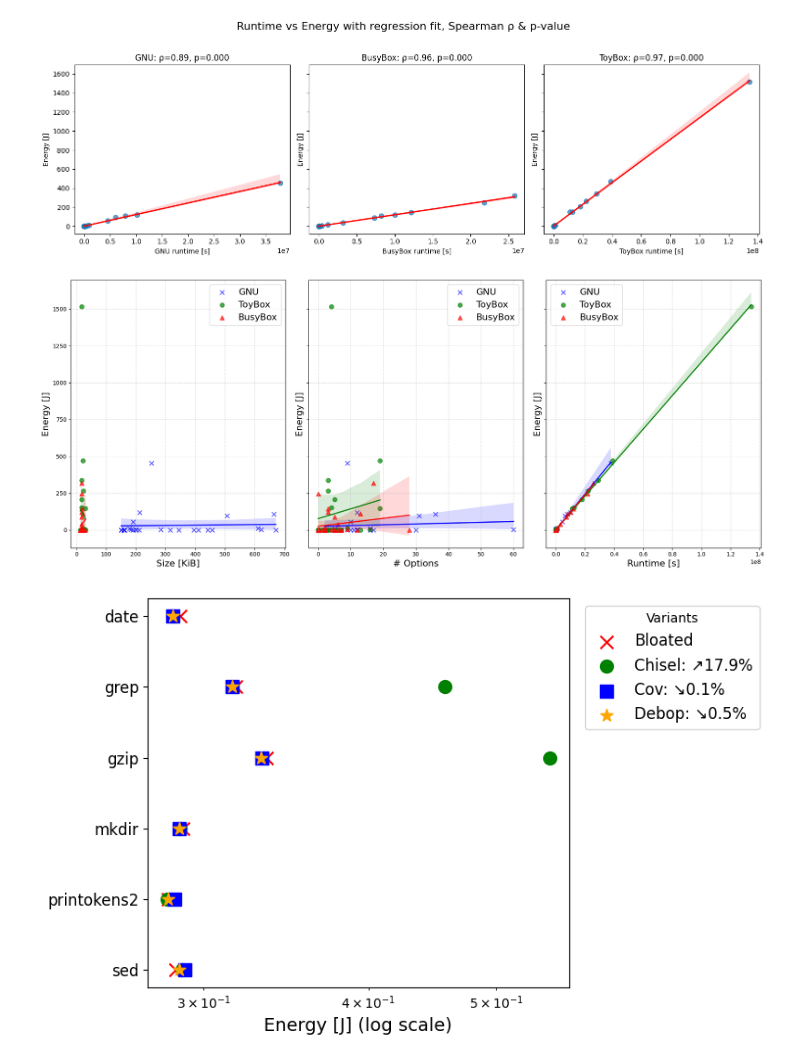
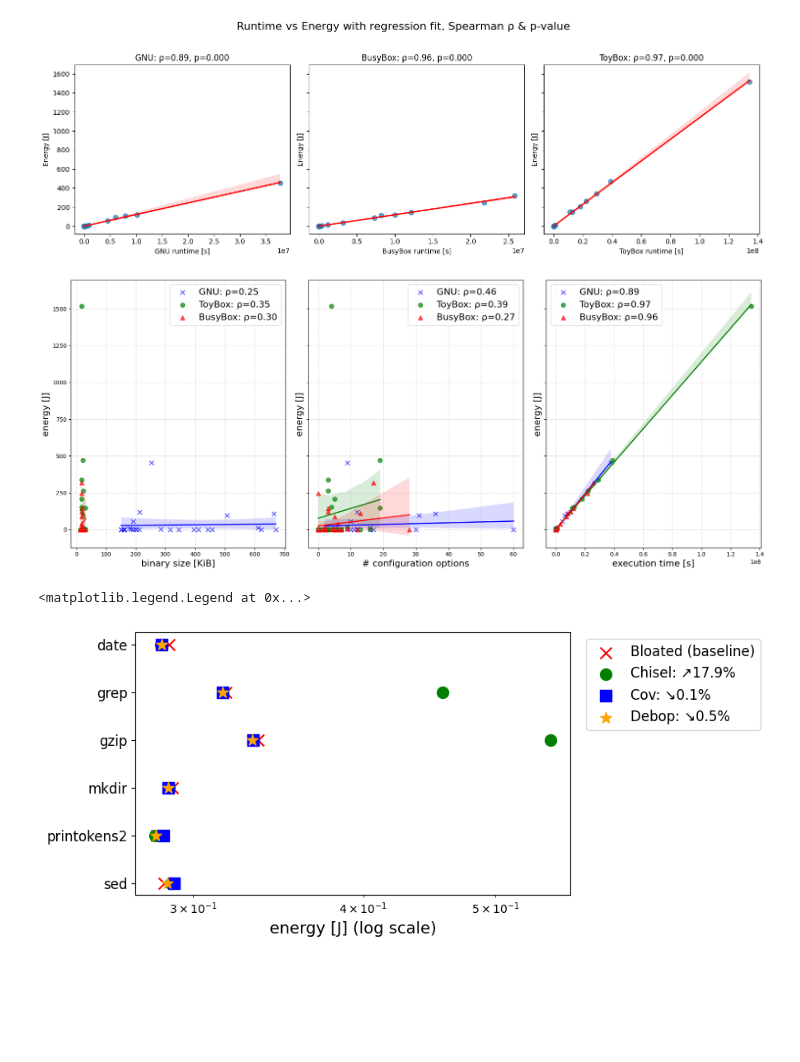
Before and after one commit to ternava/bloat-energy-consumption, a Jupyter notebook: notebooks/metrics.ipynb, the cells around one changed output. Cells and saved outputs as stored; diff of their text form; code cells hidden in the pictures; blank space fills up the shorter version.

Commit message:
all charts etc, final version of changes for the paper's presentation

```diff
--- a/notebooks/metrics.ipynb
+++ b/notebooks/metrics.ipynb
@@ -505,12 +601,13 @@ plt.show()
 [figure]
 # %%
 # Combined scatter: size, options, and time vs. energy
+# change here...
 import seaborn as sns
 fig, axes = plt.subplots(1, 3, figsize=(18, 8), sharey=True)
 params = [
-    ('Size [KiB]', sizes_kib, '_KiB'),
-    ('# Options', opts, '_opts'),
-    ('Runtime [s]', time_s, '_s')
+    ('binary size [KiB]', sizes_kib, '_KiB'),
+    ('# configuration options', opts, '_opts'),
+    ('execution time [s]', time_s, '_s')
 ]
 colors = {'GNU':'blue', 'ToyBox':'green', 'BusyBox':'red'}
 markers = {'GNU':'x', 'ToyBox':'o', 'BusyBox':'^'}
@@ -519,17 +616,34 @@ for ax, (xlabel, df_param, suffix) in zip(axes, params):
         tmp = pd.concat([df_param[f'{impl}{suffix}'], energy_j[f'{impl}_J']], axis=1).dropna()
         x = tmp[f'{impl}{suffix}']
         y = tmp[f'{impl}_J']
-        ax.scatter(x, y, label=impl, color=colors[impl], marker=markers[impl], s=60, alpha=0.7)
-        sns.regplot(x=x, y=y, ax=ax, scatter=False, color=colors[impl], line_kws={'lw':2})
+        rho, _ = spearmanr(x, y, nan_policy='omit')
+        ax.scatter(x, y,
+                   label=f"{impl}: ρ={rho:.2f}",
+                   color=colors[impl],
+                   marker=markers[impl], s=60, alpha=0.7)
+        sns.regplot(x=x, y=y, ax=ax, scatter=False,
+                    color=colors[impl], line_kws={'lw':2})
     ax.set_xlabel(xlabel, fontsize=16)
-    ax.set_ylabel('Energy [J]', fontsize=16)
+    ax.set_ylabel('energy [J]', fontsize=16)
     ax.legend(fontsize=16)
     ax.grid(True, linestyle='--', alpha=0.5)
 # plt.suptitle('Metrics vs Energy (Scatter + Linear Fit)', fontsize=16)
 plt.tight_layout(rect=[0, 0, 1, 0.92])
 plt.show()
+# change here: replace per‐panel legend with overall legend showing ρ values
+from matplotlib.lines import Line2D
+handles = [ Line2D([], [], color=colors[impl], marker=markers[impl], linestyle='')
+             for impl in ['GNU','ToyBox','BusyBox'] ]
+labels = []
+for impl in ['GNU','ToyBox','BusyBox']:
+    sr = corr.loc[f'{impl}_KiB', f'{impl}_J']
+    or_ = corr_opts.loc[f'{impl}_opts', f'{impl}_J']
+    tr = corr_time.loc[f'{impl}_s', f'{impl}_J']
+    labels.append(f"{impl}: size ρ={sr:.2f}, opts ρ={or_:.2f}, time ρ={tr:.2f}")
+axes[-1].legend(handles, labels, loc='upper right', fontsize=20)
 # %% [output]
-[figure, old version]
+[figure, new version]
+<matplotlib.legend.Legend at 0x...>
 # %%
 # Dot-plot per-program energy for bloated vs debloated variants
 import pandas as pd, matplotlib.pyplot as plt
@@ -543,35 +657,35 @@ psys_avg = df.groupby(['Program','Utilities'])['PSYS'].mean().unstack()
 
 # convert to joules
 psys_j = psys_avg / 1e6
 
 # prepare data
 prog = psys_j.index
 baseline = psys_j['bloated']
 variants = ['chisel','cov','debop']
 markers = {'chisel':'o','cov':'s','debop':'*'}
 colors = {'chisel':'green','cov':'blue','debop':'orange'}
 
 # compute mean % reduction vs baseline
 pct = (baseline.values[:,None] - psys_j[variants].values) / baseline.values[:,None] * 100
 mean_pct = dict(zip(variants, pct.mean(axis=0)))
 
 # plot
-fig, ax = plt.subplots(figsize=(8, 5))
-ax.scatter(baseline, prog, marker='x', color='red',   s=100, label='Bloated')
+fig, ax = plt.subplots(figsize=(9, 4))
+ax.scatter(baseline, prog, marker='x', color='red',   s=100, label='Bloated (baseline)')
 for v in variants:
     arr   = psys_j[v]
     mpct  = mean_pct[v]
     arrow = '↘' if mpct>0 else '↗'
     lbl   = f"{v.capitalize()}: {arrow}{abs(mpct):.1f}%"
     ax.scatter(arr, prog, marker=markers[v], color=colors[v], s=100, label=lbl)
 
 ax.set_xscale('log')
-ax.set_xlabel('Energy [J] (log scale)', fontsize=14)
+ax.set_xlabel('energy [J] (log scale)', fontsize=14)
 #ax.set_ylabel('Program')
 ax.invert_yaxis()
 ax.tick_params(axis='y', labelsize=12)
-ax.legend(fontsize=12, title='Variants', bbox_to_anchor=(1.02, 1), loc='upper left')
+ax.legend(fontsize=12, bbox_to_anchor=(1.02, 1), loc='upper left')
 plt.tight_layout()
 plt.show()
 # %% [output]
-[figure, old version]
+[figure, new version]
```
Also changed, not shown: parts of 15 cells of this notebook, 16 other files.
